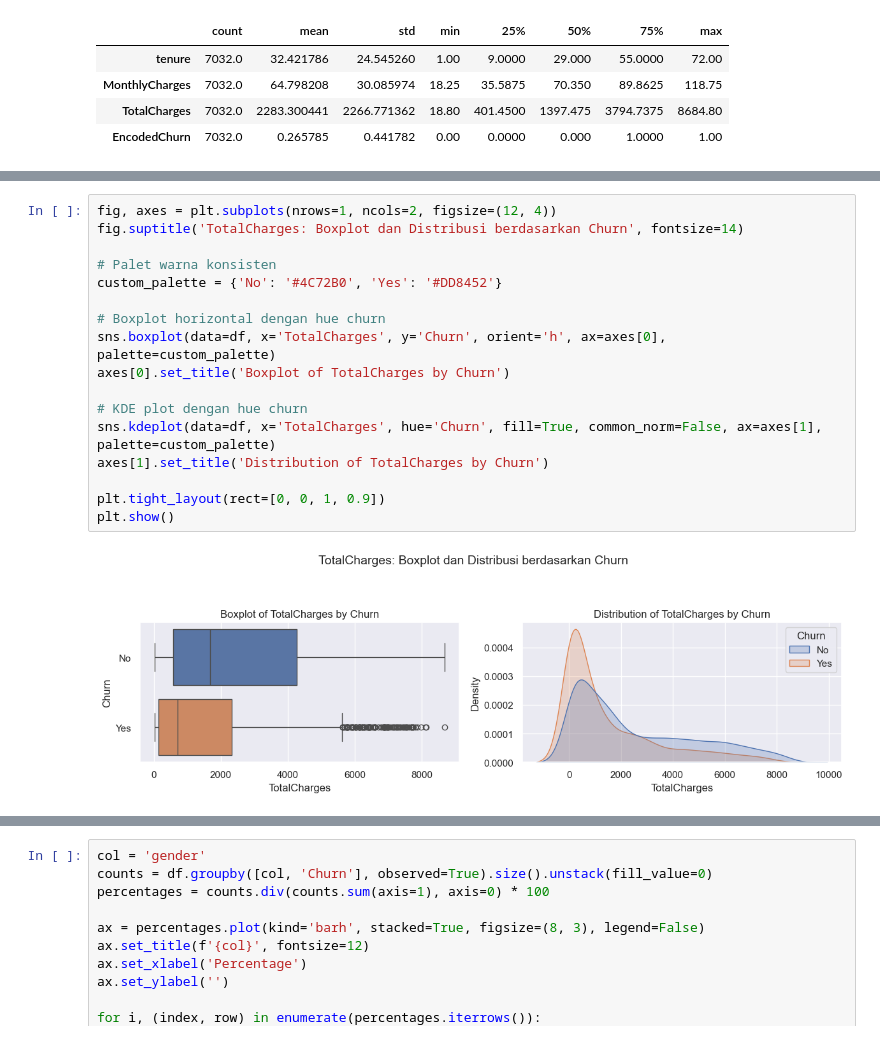
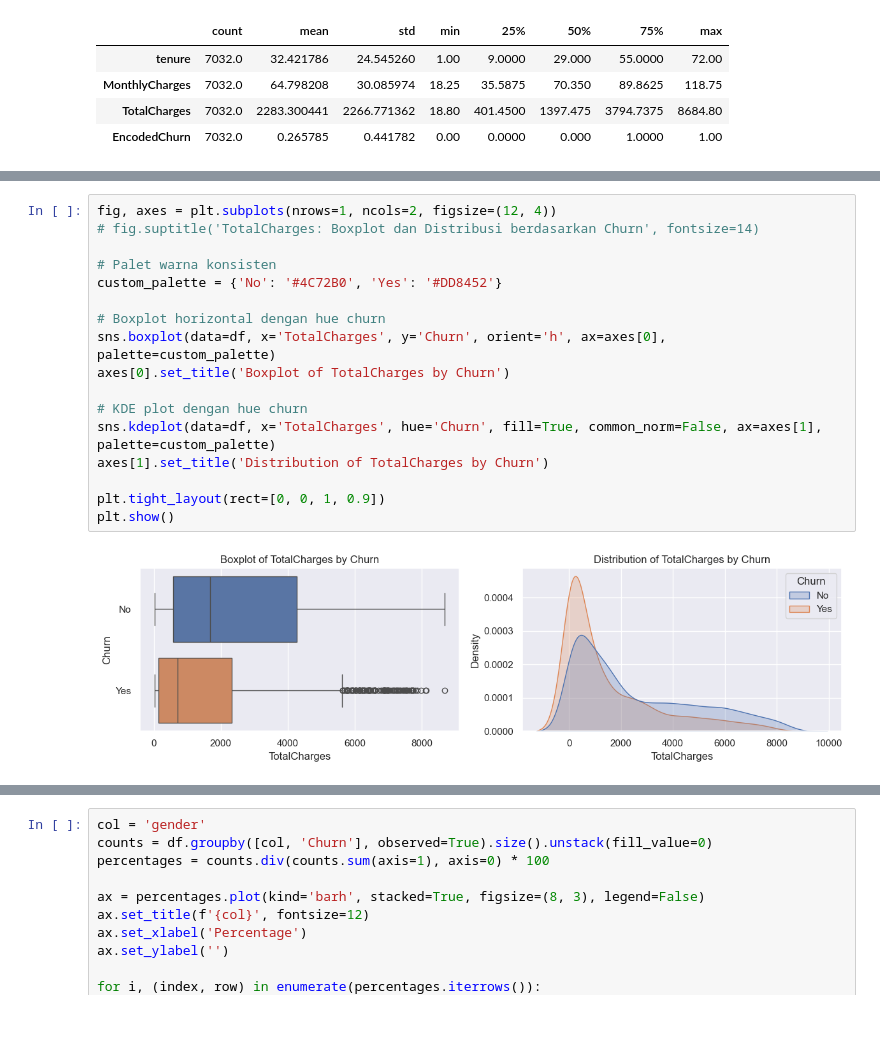
Before and after one commit to hansdarmawann/telco-churn-v2, a Jupyter notebook: notebooks/1.1-sec2.ipynb, the cells around one changed output, grey strips where cells are left out. Cells and saved outputs as stored; diff of their text form.

```diff
--- a/notebooks/1.1-sec2.ipynb
+++ b/notebooks/1.1-sec2.ipynb
@@ -366,21 +366,21 @@ plt.show()
 # %%
 fig, axes = plt.subplots(nrows=1, ncols=2, figsize=(12, 4))
-fig.suptitle('TotalCharges: Boxplot dan Distribusi berdasarkan Churn', fontsize=14)
+# fig.suptitle('TotalCharges: Boxplot dan Distribusi berdasarkan Churn', fontsize=14)
 
 # Palet warna konsisten
 custom_palette = {'No': '#4C72B0', 'Yes': '#DD8452'}
 
 # Boxplot horizontal dengan hue churn
 sns.boxplot(data=df, x='TotalCharges', y='Churn', orient='h', ax=axes[0], palette=custom_palette)
 axes[0].set_title('Boxplot of TotalCharges by Churn')
 
 # KDE plot dengan hue churn
 sns.kdeplot(data=df, x='TotalCharges', hue='Churn', fill=True, common_norm=False, ax=axes[1], palette=custom_palette)
 axes[1].set_title('Distribution of TotalCharges by Churn')
 
 plt.tight_layout(rect=[0, 0, 1, 0.9])
 plt.show()
 # %% [output]
-[figure, old version]
+[figure, new version]
 # %%
 fig, axes = plt.subplots(nrows=1, ncols=2, figsize=(12, 4))
```
Also changed, not shown: parts of 6 cells of this notebook.
